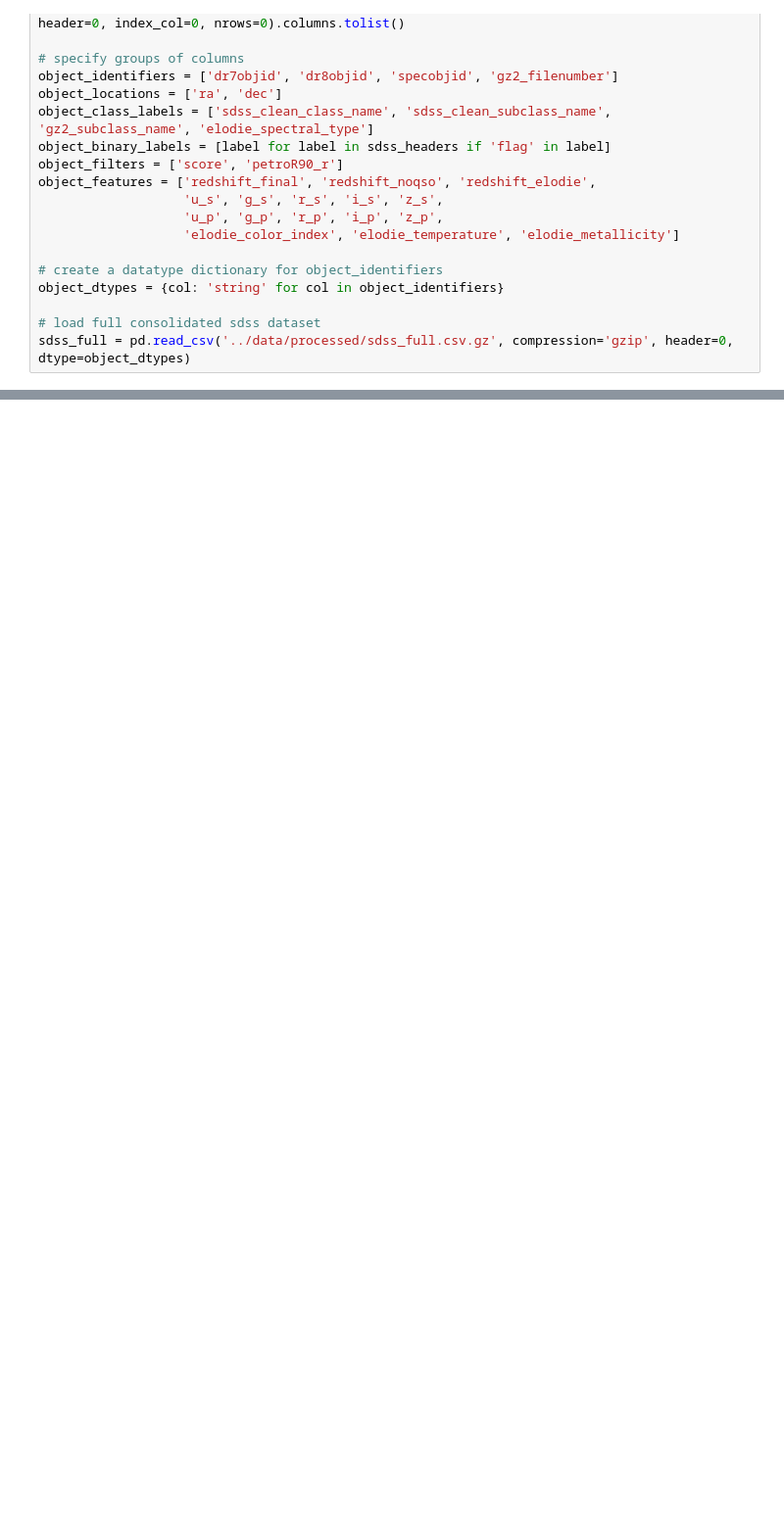
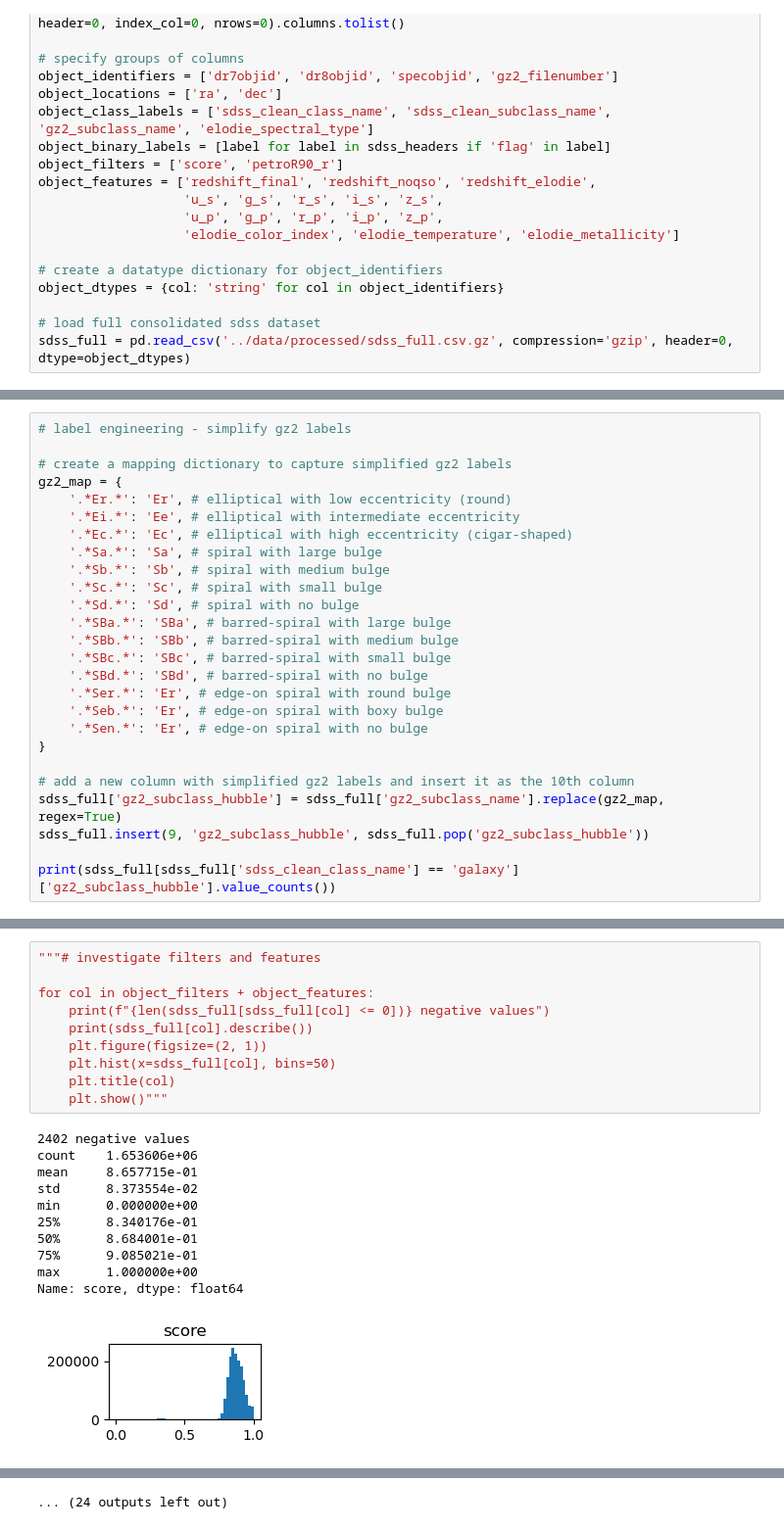
Before and after one commit to jspencermorris/galaxies_sdss, a Jupyter notebook: notebooks/jsm_eda_02.ipynb, the cells around one changed output, grey strips where cells are left out. Shown at 98% size. Saved outputs shown, nothing was run; the diff lists cells and outputs as text; blank space fills up the shorter version.

```diff
--- a/notebooks/jsm_eda_02.ipynb
+++ b/notebooks/jsm_eda_02.ipynb
@@ -155,0 +156,26 @@ Text(0.5, 1.0, 'Distribution of SDSS objects across the sky, by superclass')
+# %%
+# label engineering - simplify gz2 labels
+
+# create a mapping dictionary to capture simplified gz2 labels
+gz2_map = {
+    '.*Er.*': 'Er', # elliptical with low eccentricity (round)
+    '.*Ei.*': 'Ee', # elliptical with intermediate eccentricity
+    '.*Ec.*': 'Ec', # elliptical with high eccentricity (cigar-shaped)
+    '.*Sa.*': 'Sa', # spiral with large bulge
+    '.*Sb.*': 'Sb', # spiral with medium bulge
+    '.*Sc.*': 'Sc', # spiral with small bulge
+    '.*Sd.*': 'Sd', # spiral with no bulge
+    '.*SBa.*': 'SBa', # barred-spiral with large bulge
+    '.*SBb.*': 'SBb', # barred-spiral with medium bulge
+    '.*SBc.*': 'SBc', # barred-spiral with small bulge
+    '.*SBd.*': 'SBd', # barred-spiral with no bulge
+    '.*Ser.*': 'Er', # edge-on spiral with round bulge
+    '.*Seb.*': 'Er', # edge-on spiral with boxy bulge
+    '.*Sen.*': 'Er', # edge-on spiral with no bulge
+}
+
+# add a new column with simplified gz2 labels and insert it as the 10th column
+sdss_full['gz2_subclass_hubble'] = sdss_full['gz2_subclass_name'].replace(gz2_map, regex=True)
+sdss_full.insert(9, 'gz2_subclass_hubble', sdss_full.pop('gz2_subclass_hubble'))
+
+print(sdss_full[sdss_full['sdss_clean_class_name'] == 'galaxy']['gz2_subclass_hubble'].value_counts())
@@ -155,0 +252,22 @@ Text(0.5, 1.0, 'Distribution of SDSS objects across the sky, by superclass')
+# %%
+"""# investigate filters and features
+
+for col in object_filters + object_features:
+    print(f"{len(sdss_full[sdss_full[col] <= 0])} negative values")
+    print(sdss_full[col].describe())
+    plt.figure(figsize=(2, 1))
+    plt.hist(x=sdss_full[col], bins=50)
+    plt.title(col)
+    plt.show()"""
+# %% [output]
+2402 negative values
+count    1.653606e+06
+mean     8.657715e-01
+std      8.373554e-02
+min      0.000000e+00
+25%      8.340176e-01
+50%      8.684001e-01
+75%      9.085021e-01
+max      1.000000e+00
+Name: score, dtype: float64
+[figure, added]
@@ -155,0 +329 @@ Text(0.5, 1.0, 'Distribution of SDSS objects across the sky, by superclass')
+... (24 outputs left out)
```
Also changed, not shown: parts of 22 cells of this notebook.
